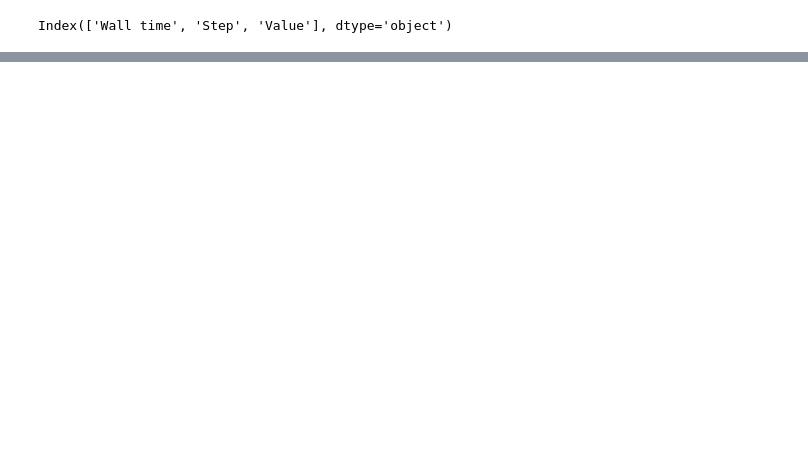
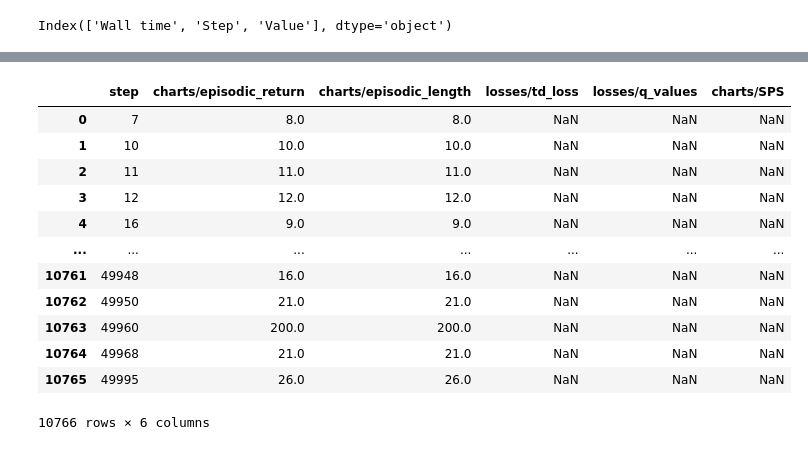
Before and after one commit to AdrianOrenstein/async-mdp, a Jupyter notebook: Investigation.ipynb, the cells around one changed output, grey strips where cells are left out. Cells and saved outputs as stored; diff of their text form; code cells hidden in the pictures; blank space fills up the shorter version.

Commit message:
running experiments

```diff
--- a/Investigation.ipynb
+++ b/Investigation.ipynb
@@ -52,0 +102,16 @@ plt.show()
+# %%
+import pathlib
+tb_results_dir = pathlib.Path('runs/')
+
+print(
+f"""
+There are a bunch of experiments outputted by tensorboard:
+
+{list(tb_results_dir.glob("*"))=}
+
+Inside each of them is:
+{list(tb_results_dir.glob("**/*"))}
+
+I would like to pull out the results, and have each row be a step, and each column have all of the data
+"""
+)
@@ -52,0 +127,46 @@ plt.show()
+# %%
+import pandas as pd
+from tensorboard.backend.event_processing import event_accumulator
+
+def extract_tb_data(event_file_paths):
+    # A dictionary to hold all data, with steps as keys and dicts of metrics as values
+    all_data = {}
+
+    for path in event_file_paths:
+        ea = event_accumulator.EventAccumulator(str(path),
+            size_guidance={event_accumulator.SCALARS: 0})
+        ea.Reload()  # Load the events from the file
+
+        for tag in ea.Tags()['scalars']:
+            for scalar_event in ea.Scalars(tag):
+                step = scalar_event.step
+                # Initialize the step in the dict if not present
+                if step not in all_data:
+                    all_data[step] = {'step': step}
+                # Save the metric under its tag, avoiding duplicates
+                all_data[step][tag] = scalar_event.value
+
+    # Convert the dictionary to a DataFrame
+    data_frame = pd.DataFrame.from_dict(all_data, orient='index').sort_index().reset_index(drop=True)
+
+    return data_frame
+
+# Replace 'event_file_paths' with your list of event file paths
+event_file_paths = list(tb_results_dir.glob("**/*out.tfevents*"))
+
+data = extract_tb_data(event_file_paths)
+data
+# %% [output]
+|  | step | charts/episodic_return | charts/episodic_length | losses/td_loss | losses/q_values | charts/SPS |
+| 0 | 7 | 8.0 | 8.0 | NaN | NaN | NaN |
+| 1 | 10 | 10.0 | 10.0 | NaN | NaN | NaN |
+| 2 | 11 | 11.0 | 11.0 | NaN | NaN | NaN |
+| 3 | 12 | 12.0 | 12.0 | NaN | NaN | NaN |
+| 4 | 16 | 9.0 | 9.0 | NaN | NaN | NaN |
+| ... | ... | ... | ... | ... | ... | ... |
+| 10761 | 49948 | 16.0 | 16.0 | NaN | NaN | NaN |
+| 10762 | 49950 | 21.0 | 21.0 | NaN | NaN | NaN |
+| 10763 | 49960 | 200.0 | 200.0 | NaN | NaN | NaN |
+| 10764 | 49968 | 21.0 | 21.0 | NaN | NaN | NaN |
+| 10765 | 49995 | 26.0 | 26.0 | NaN | NaN | NaN |
+10766 rows × 6 columns
```
Also changed, not shown: parts of 11 cells of this notebook, 4 other files.
